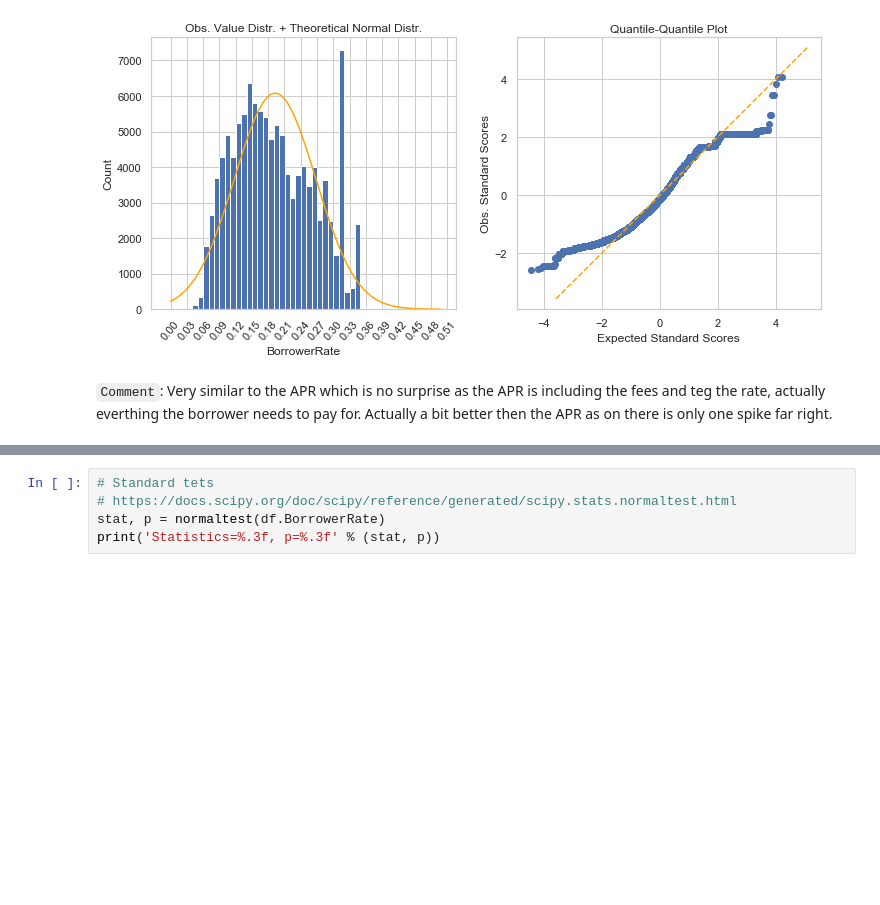
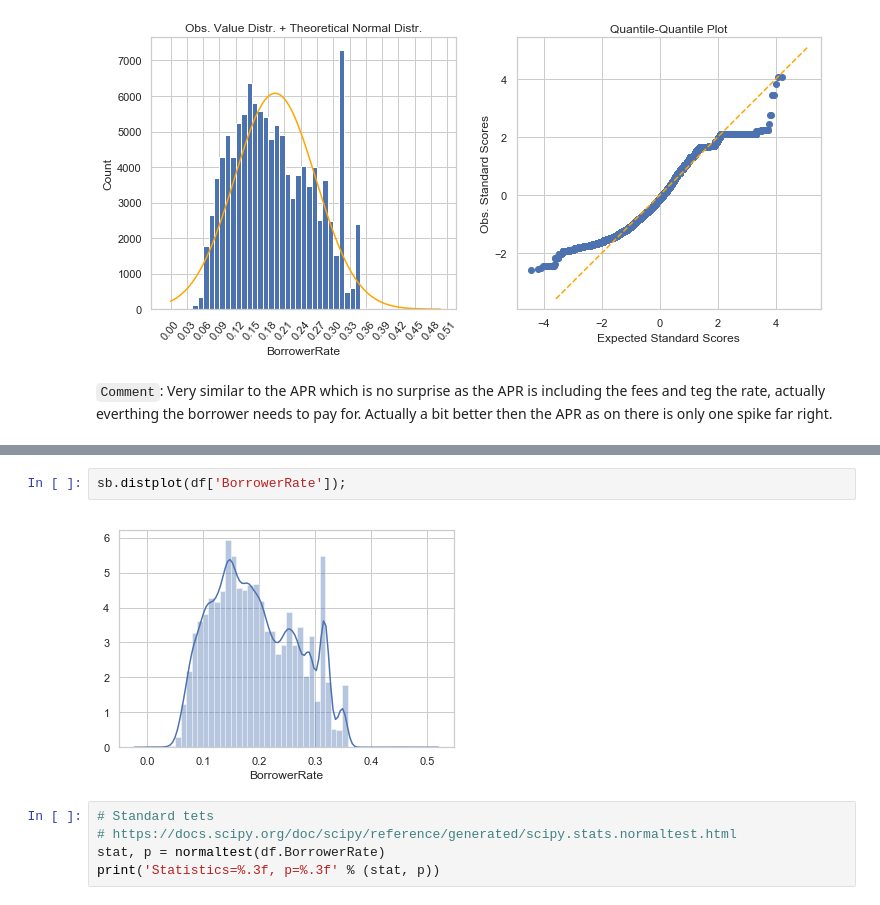
Before and after one commit to moosial/CommunicateDataFindings, a Jupyter notebook: exploration_Prosper_CA.ipynb, the cells around one changed output, grey strips where cells are left out. Cells and saved outputs as stored; diff of their text form; blank space fills up the shorter version.

```diff
--- a/exploration_Prosper_CA.ipynb
+++ b/exploration_Prosper_CA.ipynb
@@ -853,3 +858,7 @@ metric_distri_qq(df.BorrowerRate, [12,5],  0.01, 0.03)
+# %%
+sb.distplot(df['BorrowerRate']);
+# %% [output]
+[figure, added]
 # %%
 # Standard tets
 # https://docs.scipy.org/doc/scipy/reference/generated/scipy.stats.normaltest.html
```
Also changed, not shown: parts of 24 cells of this notebook.
